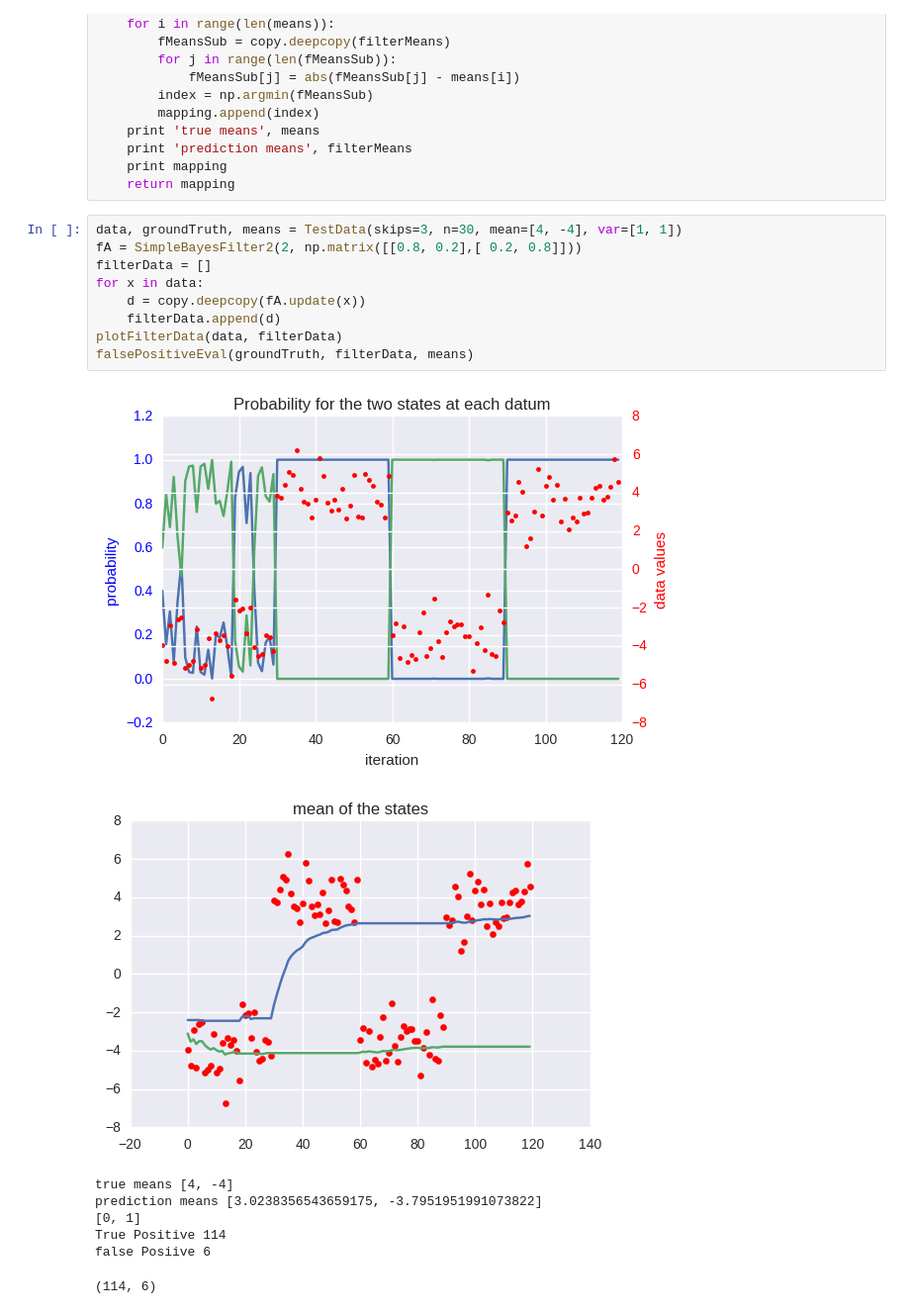
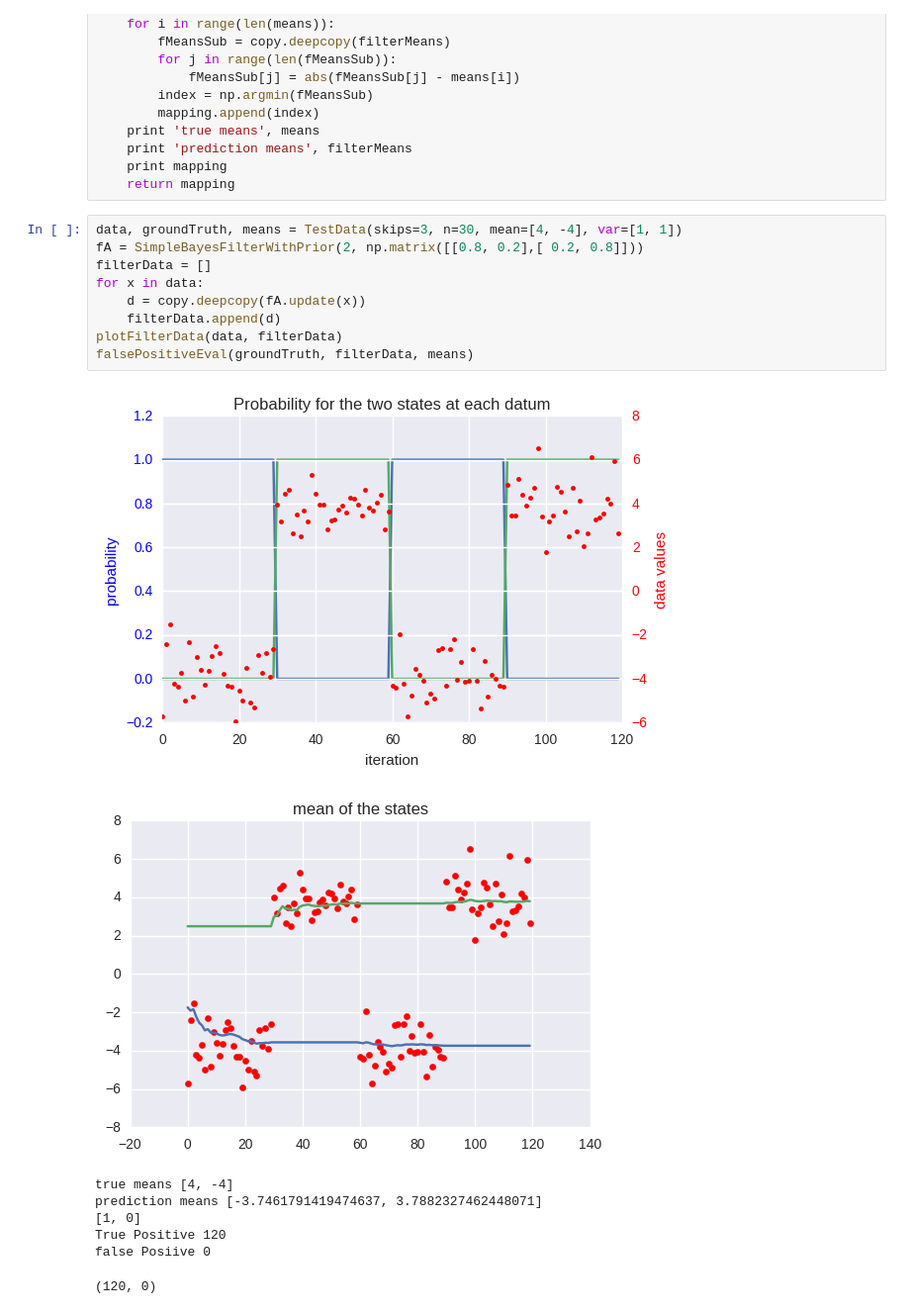
Before and after one commit to arne7morgen/MasterThesis, a Jupyter notebook: notebooks/Multiclass Bayes Filter.ipynb, the cells around one changed output. Shown at 99% size. Cells and saved outputs as stored; diff of their text form.

```diff
--- a/notebooks/Multiclass Bayes Filter.ipynb
+++ b/notebooks/Multiclass Bayes Filter.ipynb
@@ -207,19 +248,19 @@ def findMapping(truth, filterData, means):
     return mapping
 # %%
 data, groundTruth, means = TestData(skips=3, n=30, mean=[4, -4], var=[1, 1])
-fA = SimpleBayesFilter2(2, np.matrix([[0.8, 0.2],[ 0.2, 0.8]]))
+fA = SimpleBayesFilterWithPrior(2, np.matrix([[0.8, 0.2],[ 0.2, 0.8]]))
 filterData = []
 for x in data:
     d = copy.deepcopy(fA.update(x))
     filterData.append(d)
 plotFilterData(data, filterData)
 falsePositiveEval(groundTruth, filterData, means)
 # %% [output]
-[figure, old version]
+[figure, new version]
-[figure, old version]
+[figure, new version]
 true means [4, -4]
-prediction means [3.0238356543659175, -3.7951951991073822]
-[0, 1]
-True Positive 114
-false Posiive 6
+prediction means [-3.7461791419474637, 3.7882327462448071]
+[1, 0]
+True Positive 120
+false Posiive 0
-(114, 6)
+(120, 0)
```
Also changed, not shown: parts of 6 cells of this notebook.
